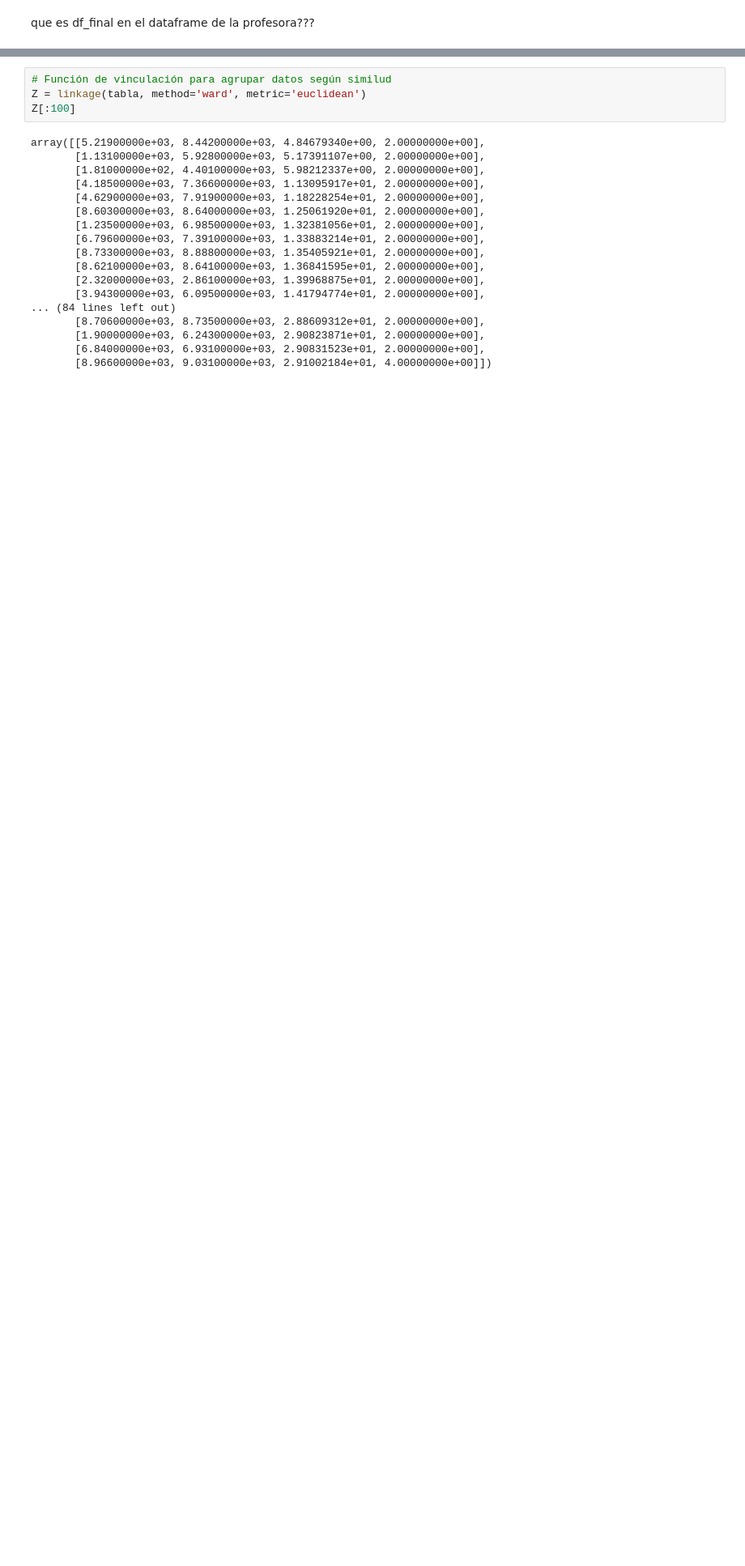
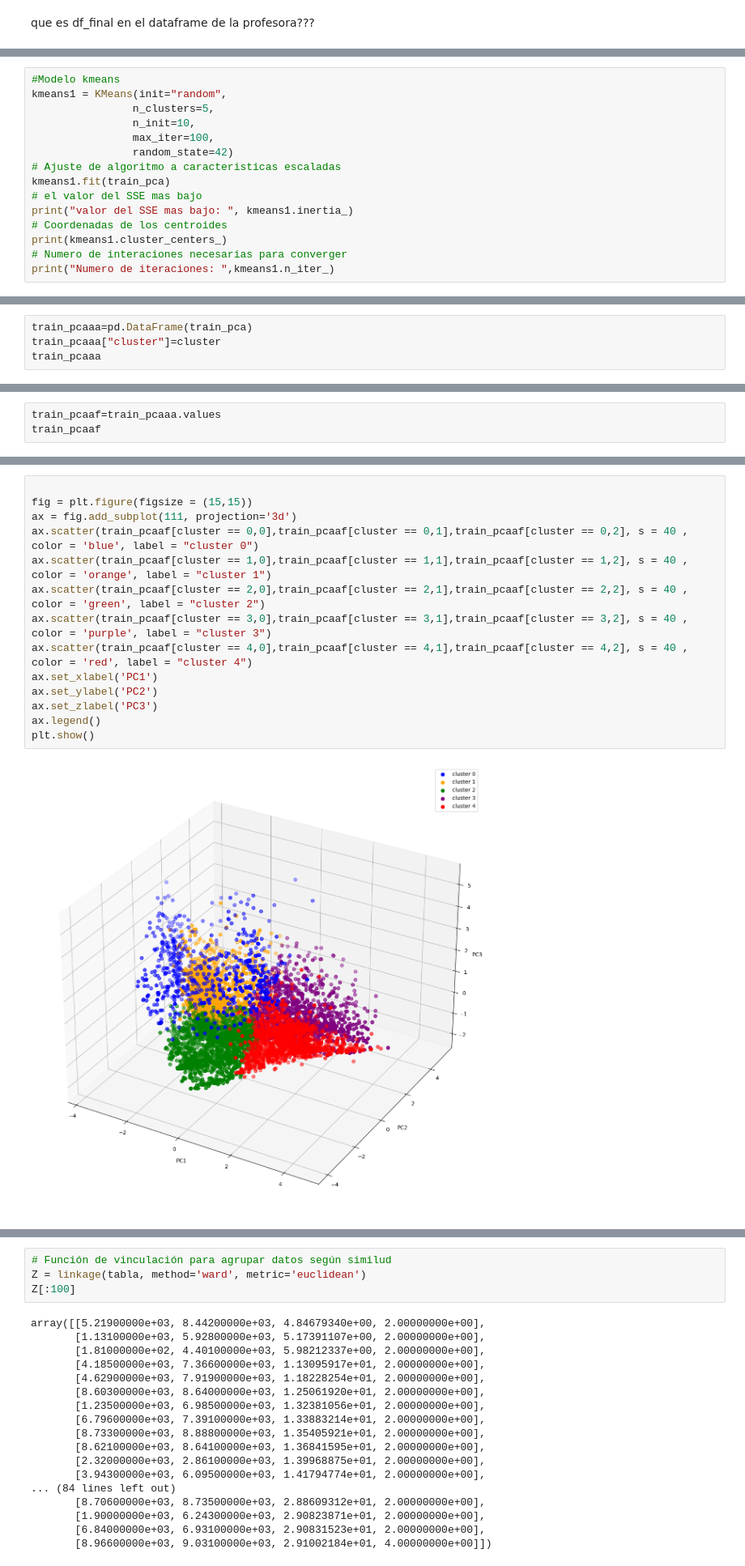
Before and after one commit to Juanisazalu/Analitica2_trabajo2, a Jupyter notebook: TRABAJO 2.ipynb, the cells around one changed output, grey strips where cells are left out. Shown at 81% size. Saved outputs shown, nothing was run; the diff lists cells and outputs as text; blank space fills up the shorter version.

```diff
--- a/TRABAJO 2.ipynb
+++ b/TRABAJO 2.ipynb
@@ -782,0 +876,15 @@ jerarquico
+# %%
+#Modelo kmeans
+kmeans1 = KMeans(init="random",
+                n_clusters=5,
+                n_init=10,
+                max_iter=100,
+                random_state=42)
+# Ajuste de algoritmo a caracteristicas escaladas
+kmeans1.fit(train_pca)
+# el valor del SSE mas bajo
+print("valor del SSE mas bajo: ", kmeans1.inertia_)
+# Coordenadas de los centroides
+print(kmeans1.cluster_centers_)
+# Numero de interaciones necesarias para converger
+print("Numero de iteraciones: ",kmeans1.n_iter_)
@@ -782,0 +928,4 @@ jerarquico
+# %%
+train_pcaaa=pd.DataFrame(train_pca)
+train_pcaaa["cluster"]=cluster
+train_pcaaa
@@ -782,0 +946,3 @@ jerarquico
+# %%
+train_pcaaf=train_pcaaa.values
+train_pcaaf
@@ -782,0 +957,16 @@ jerarquico
+# %%
+
+fig = plt.figure(figsize = (15,15))
+ax = fig.add_subplot(111, projection='3d')
+ax.scatter(train_pcaaf[cluster == 0,0],train_pcaaf[cluster == 0,1],train_pcaaf[cluster == 0,2], s = 40 , color = 'blue', label = "cluster 0")
+ax.scatter(train_pcaaf[cluster == 1,0],train_pcaaf[cluster == 1,1],train_pcaaf[cluster == 1,2], s = 40 , color = 'orange', label = "cluster 1")
+ax.scatter(train_pcaaf[cluster == 2,0],train_pcaaf[cluster == 2,1],train_pcaaf[cluster == 2,2], s = 40 , color = 'green', label = "cluster 2")
+ax.scatter(train_pcaaf[cluster == 3,0],train_pcaaf[cluster == 3,1],train_pcaaf[cluster == 3,2], s = 40 , color = 'purple', label = "cluster 3")
+ax.scatter(train_pcaaf[cluster == 4,0],train_pcaaf[cluster == 4,1],train_pcaaf[cluster == 4,2], s = 40 , color = 'red', label = "cluster 4")
+ax.set_xlabel('PC1')
+ax.set_ylabel('PC2')
+ax.set_zlabel('PC3')
+ax.legend()
+plt.show()
+# %% [output]
+[figure, added]
```
Also changed, not shown: parts of 60 cells of this notebook.
